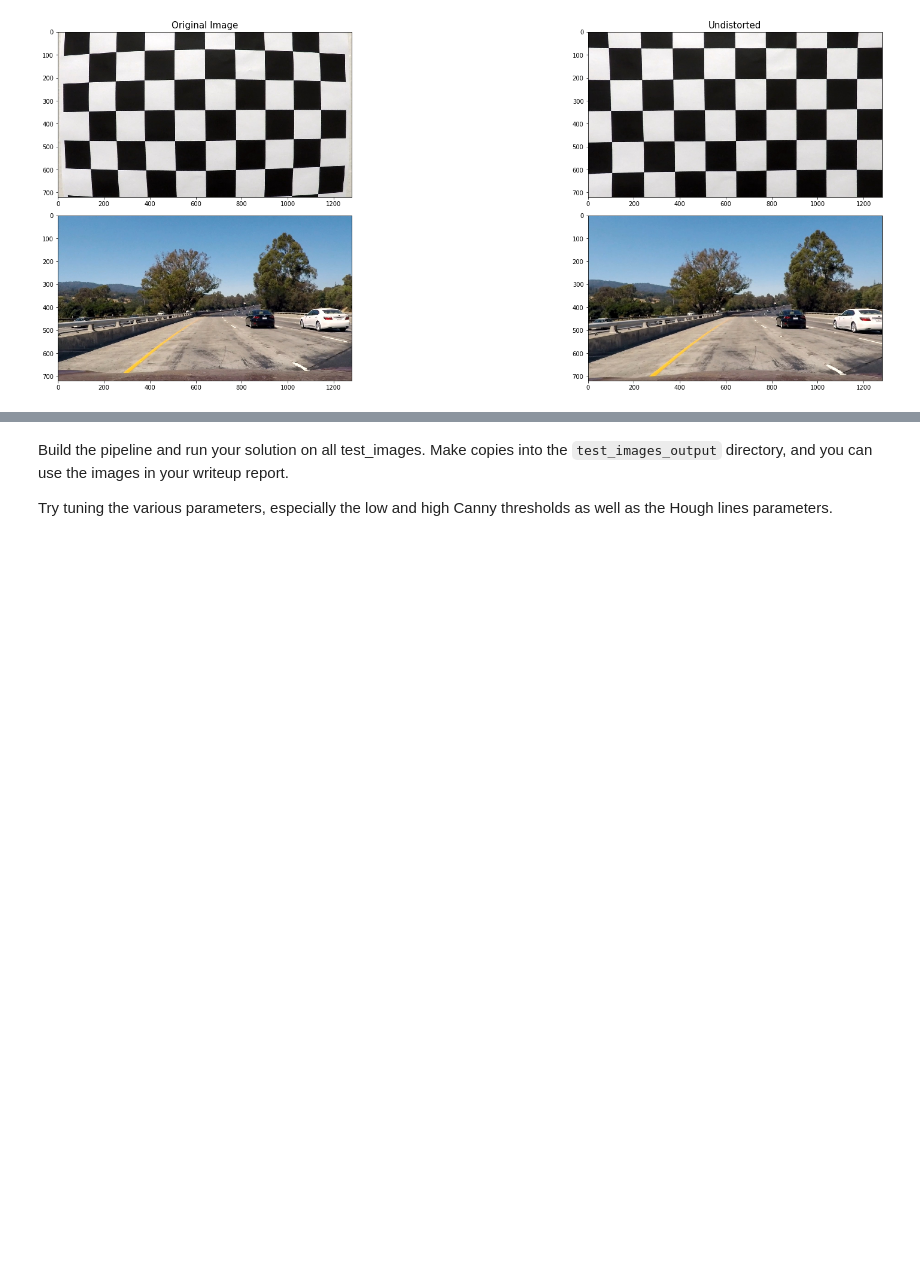
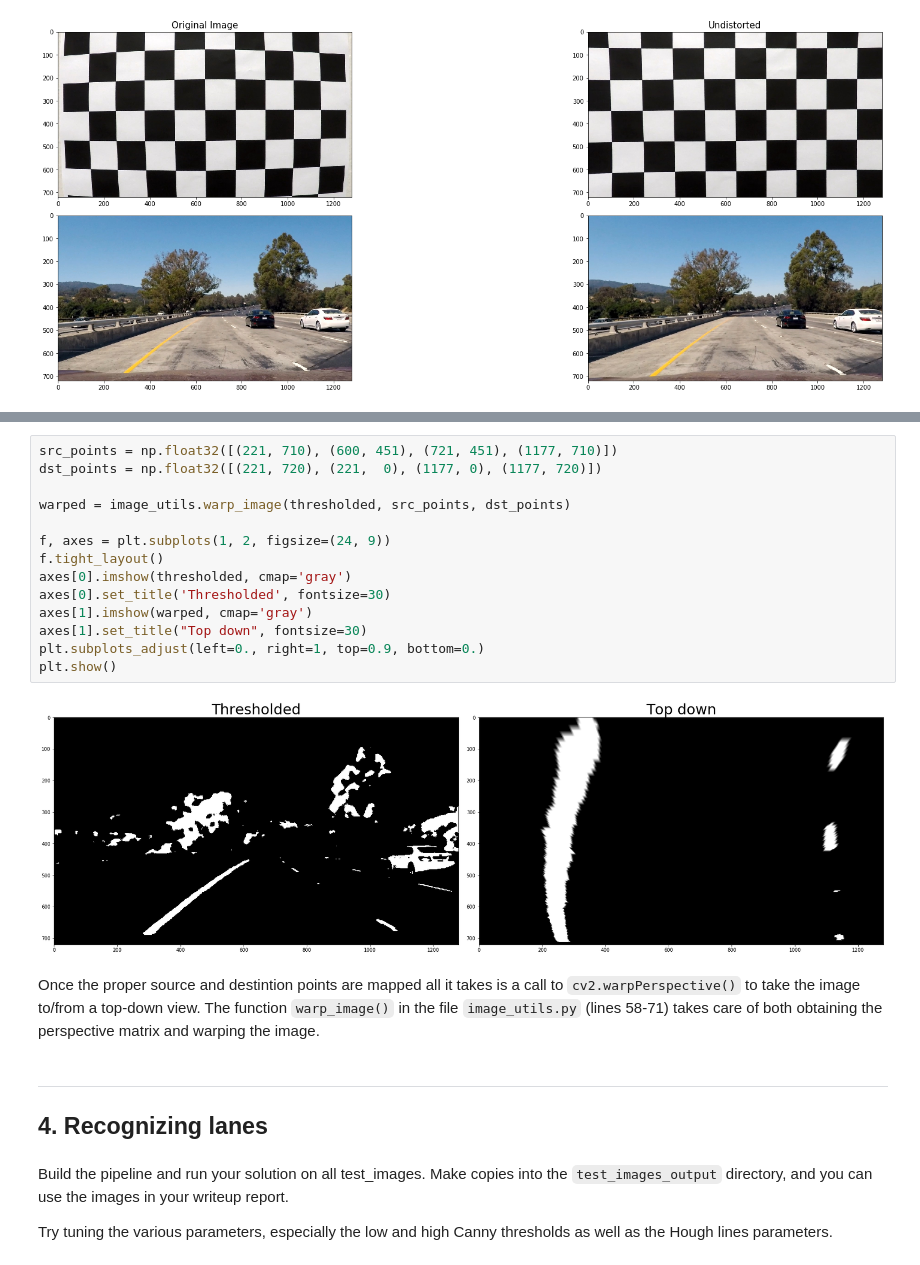
Before and after one commit to csharpseattle/CarND-Advanced-Lane-Lines, a Jupyter notebook: P2.ipynb, the cells around one changed output, grey strips where cells are left out. Drawn from its saved outputs; the diff is of its cells as text; blank space fills up the shorter version.

```diff
--- a/P2.ipynb
+++ b/P2.ipynb
@@ -284,3 +112,24 @@ images = os.listdir("test_images/")
+# %%
+src_points = np.float32([(221, 710), (600, 451), (721, 451), (1177, 710)])
+dst_points = np.float32([(221, 720), (221,  0), (1177, 0), (1177, 720)])
+
+warped = image_utils.warp_image(thresholded, src_points, dst_points)
+
+f, axes = plt.subplots(1, 2, figsize=(24, 9))
+f.tight_layout()
+axes[0].imshow(thresholded, cmap='gray')
+axes[0].set_title('Thresholded', fontsize=30)
+axes[1].imshow(warped, cmap='gray')
+axes[1].set_title("Top down", fontsize=30)
+plt.subplots_adjust(left=0., right=1, top=0.9, bottom=0.)
+plt.show()
+# %% [output]
+[figure, added]
+# %% [markdown]
+Once the proper source and destintion points are mapped all it takes is a call to `cv2.warpPerspective()` to take the image to/from a top-down view.  The function `warp_image()` in the file `image_utils.py` (lines 58-71) takes care of both obtaining the perspective matrix and warping the image.
+# %% [markdown]
+---
+## 4. Recognizing lanes
 # %% [markdown]
 Build the pipeline and run your solution on all test_images. Make copies into the `test_images_output` directory, and you can use the images in your writeup report.
 
```
Also changed, not shown: parts of 13 cells of this notebook, 6 other files.
